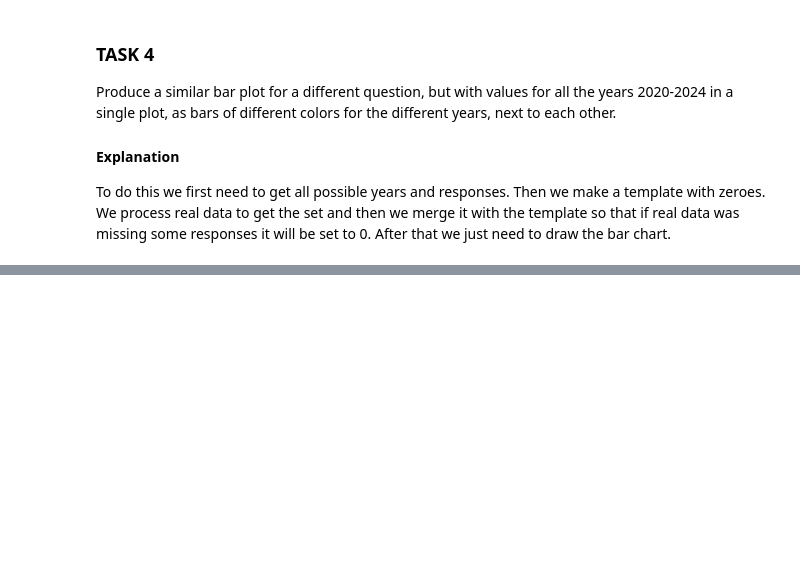
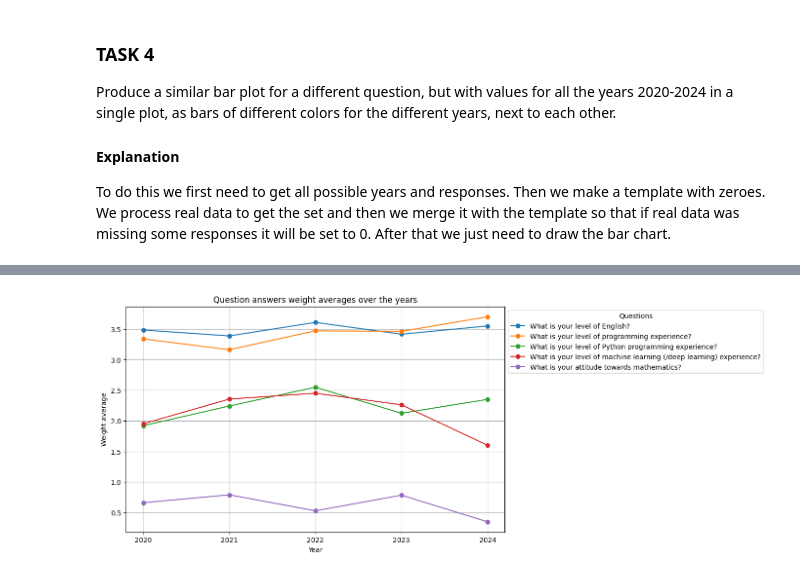
Before and after one commit to Zeptosec/learning-advanced-ml, a Jupyter notebook: lesson2/task.ipynb, the cells around one changed output, grey strips where cells are left out. Saved outputs shown, nothing was run; the diff lists cells and outputs as text; code cells hidden in the pictures; blank space fills up the shorter version.

```diff
--- a/lesson2/task.ipynb
+++ b/lesson2/task.ipynb
@@ -139,0 +142,44 @@ plt.show()
+# %%
+import matplotlib.pyplot as plt
+import matplotlib.ticker as mticker
+
+# Initialize values
+counts = {}
+weights = {}
+averages = {}
+groups = rf.groupby('Year')
+
+# Iterate over each column except 'Year'
+for col in rf.columns:
+    if col != 'Year':
+        # Group by 'Year' and count occurrences of each unique value in the column
+        counts[col] = groups[col].value_counts().unstack(fill_value=0)
+        weights[col] = {}
+
+        # Calculate weights for each question answer
+        for answer in counts[col]:
+            weight = int(qf[(qf['Question'] == col) & (qf['Answer'] == answer)]['Answer weight'].iloc[0])
+            weights[col][answer] = counts[col][answer] * weight
+
+        # Calculate question averages
+        averages[col] = pd.DataFrame(weights[col]).sum(axis=1) / counts[col].sum(axis=1)
+
+# Create the plot
+plt.figure(figsize=(10, 6))
+
+# Plot each line from dataframe
+for label, df in averages.items():
+    plt.plot(df, marker='o', label=label)
+
+# Add labels and title
+plt.xlabel('Year')
+plt.ylabel('Weight average')
+plt.title('Question answers weight averages over the years')
+plt.legend(title='Questions', bbox_to_anchor=(1, 1))
+plt.grid(True)
+# Set x-axis to integer only
+plt.gca().xaxis.set_major_locator(mticker.MultipleLocator(1))
+# Show the plot
+plt.show()
+# %% [output]
+[figure, added]
```
Also changed, not shown: parts of 5 cells of this notebook.
